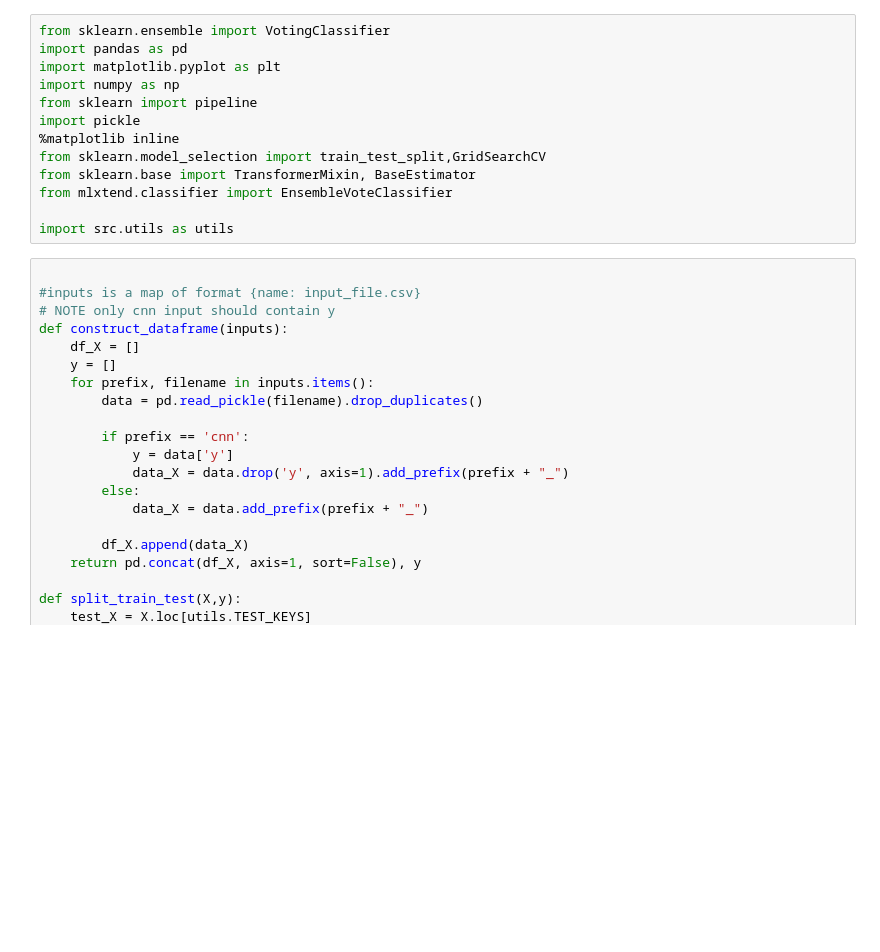
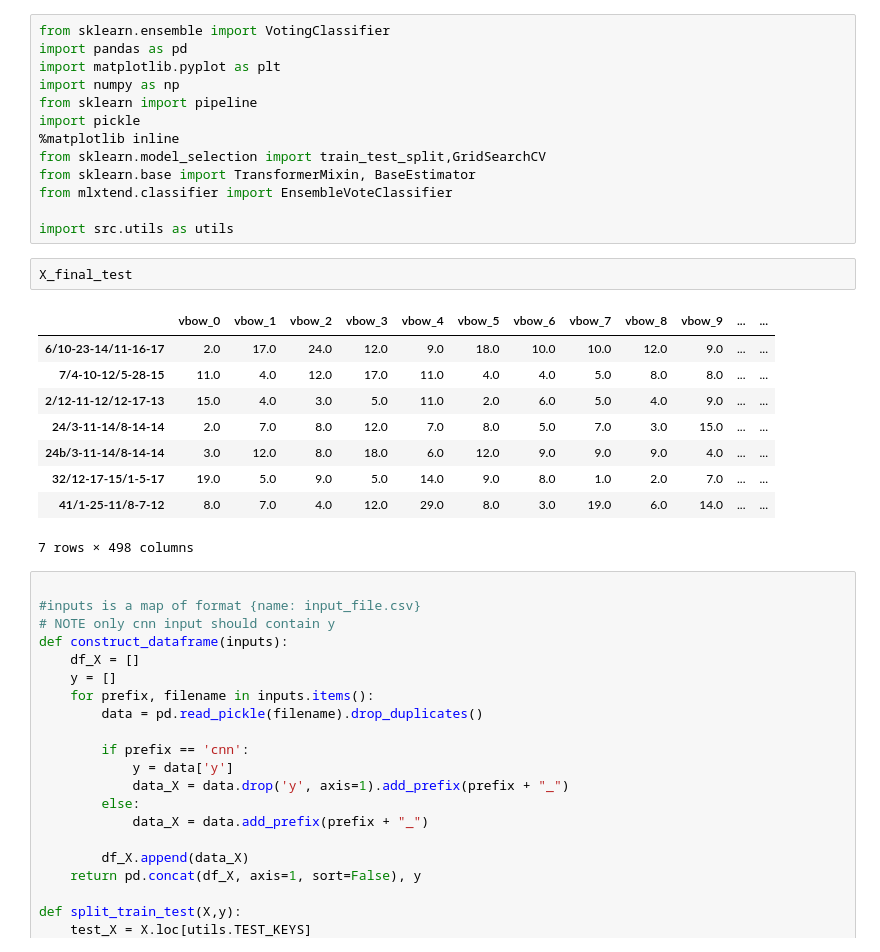
Before and after one commit to annamerk/crmo-diagnosis-using-mri, a Jupyter notebook: Ensemble Voter.ipynb, the cells around one changed output. Saved outputs shown, nothing was run; the diff lists cells and outputs as text; blank space fills up the shorter version.

```diff
--- a/Ensemble Voter.ipynb
+++ b/Ensemble Voter.ipynb
@@ -11,6 +11,18 @@ from sklearn.base import TransformerMixin, BaseEstimator
 from mlxtend.classifier import EnsembleVoteClassifier
 
 import src.utils as utils
+# %%
+X_final_test
+# %% [output]
+|  | vbow_0 | vbow_1 | vbow_2 | vbow_3 | vbow_4 | vbow_5 | vbow_6 | vbow_7 | vbow_8 | vbow_9 | ... | ... |
+| 6/10-23-14/11-16-17 | 2.0 | 17.0 | 24.0 | 12.0 | 9.0 | 18.0 | 10.0 | 10.0 | 12.0 | 9.0 | ... | ... |
+| 7/4-10-12/5-28-15 | 11.0 | 4.0 | 12.0 | 17.0 | 11.0 | 4.0 | 4.0 | 5.0 | 8.0 | 8.0 | ... | ... |
+| 2/12-11-12/12-17-13 | 15.0 | 4.0 | 3.0 | 5.0 | 11.0 | 2.0 | 6.0 | 5.0 | 4.0 | 9.0 | ... | ... |
+| 24/3-11-14/8-14-14 | 2.0 | 7.0 | 8.0 | 12.0 | 7.0 | 8.0 | 5.0 | 7.0 | 3.0 | 15.0 | ... | ... |
+| 24b/3-11-14/8-14-14 | 3.0 | 12.0 | 8.0 | 18.0 | 6.0 | 12.0 | 9.0 | 9.0 | 9.0 | 4.0 | ... | ... |
+| 32/12-17-15/1-5-17 | 19.0 | 5.0 | 9.0 | 5.0 | 14.0 | 9.0 | 8.0 | 1.0 | 2.0 | 7.0 | ... | ... |
+| 41/1-25-11/8-7-12 | 8.0 | 7.0 | 4.0 | 12.0 | 29.0 | 8.0 | 3.0 | 19.0 | 6.0 | 14.0 | ... | ... |
+7 rows × 498 columns
 # %%
 
 #inputs is a map of format {name: input_file.csv}
```
Also changed, not shown: parts of 4 cells of this notebook, 8 other files.
